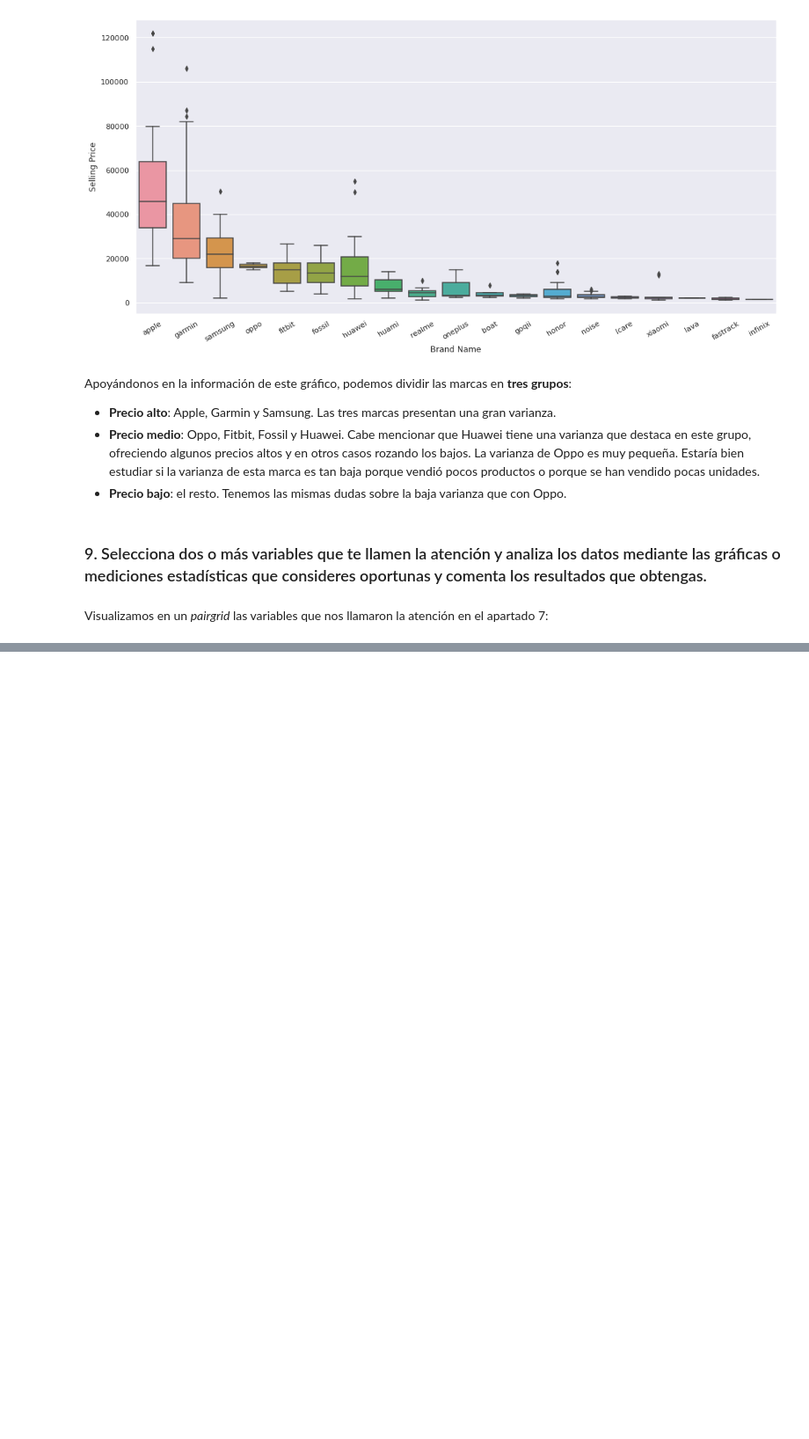
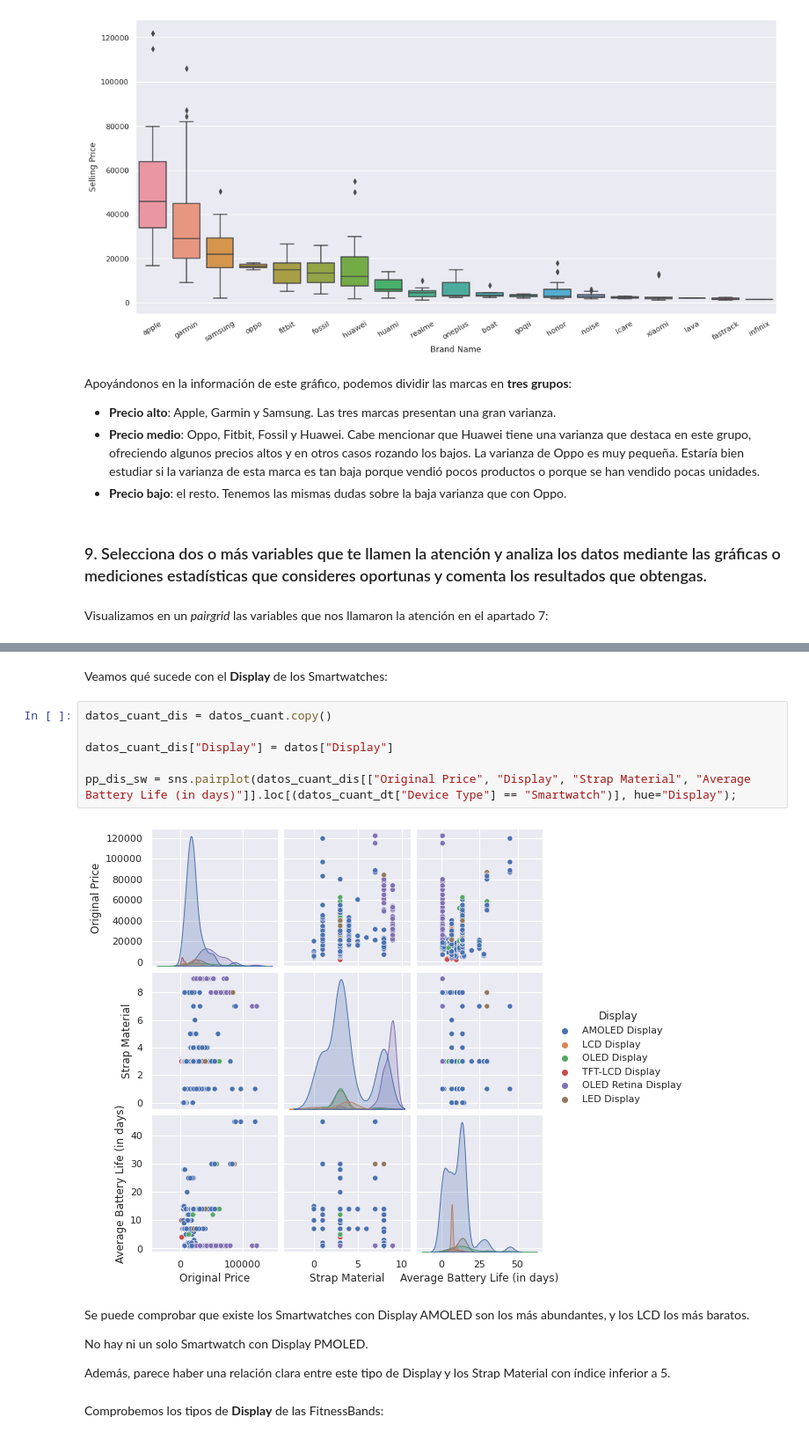
Before and after one commit to afercaceres/Fitness_Trackers, a Jupyter notebook: practica_python.ipynb, the cells around one changed output, grey strips where cells are left out. Shown at 88% size. Cells and saved outputs as stored; diff of their text form; blank space fills up the shorter version.

```diff
--- a/practica_python.ipynb
+++ b/practica_python.ipynb
@@ -806,0 +975,18 @@ Finalmente, Se comprueba que la duración de la batería de las FitnessBands es
+# %% [markdown]
+Veamos qué sucede con el **Display** de los Smartwatches:
+# %%
+datos_cuant_dis = datos_cuant.copy()
+
+datos_cuant_dis["Display"] = datos["Display"]
+
+pp_dis_sw = sns.pairplot(datos_cuant_dis[["Original Price", "Display", "Strap Material", "Average Battery Life (in days)"]].loc[(datos_cuant_dt["Device Type"] == "Smartwatch")], hue="Display");
+# %% [output]
+[figure, added]
+# %% [markdown]
+Se puede comprobar que existe los Smartwatches con Display AMOLED son los más abundantes, y los LCD los más baratos.
+
+No hay ni un solo Smartwatch con Display PMOLED.
+
+Además, parece haber una relación clara entre este tipo de Display y los Strap Material con índice inferior a 5.
+# %% [markdown]
+Comprobemos los tipos de **Display** de las FitnessBands:
```
Also changed, not shown: parts of 48 cells of this notebook.
